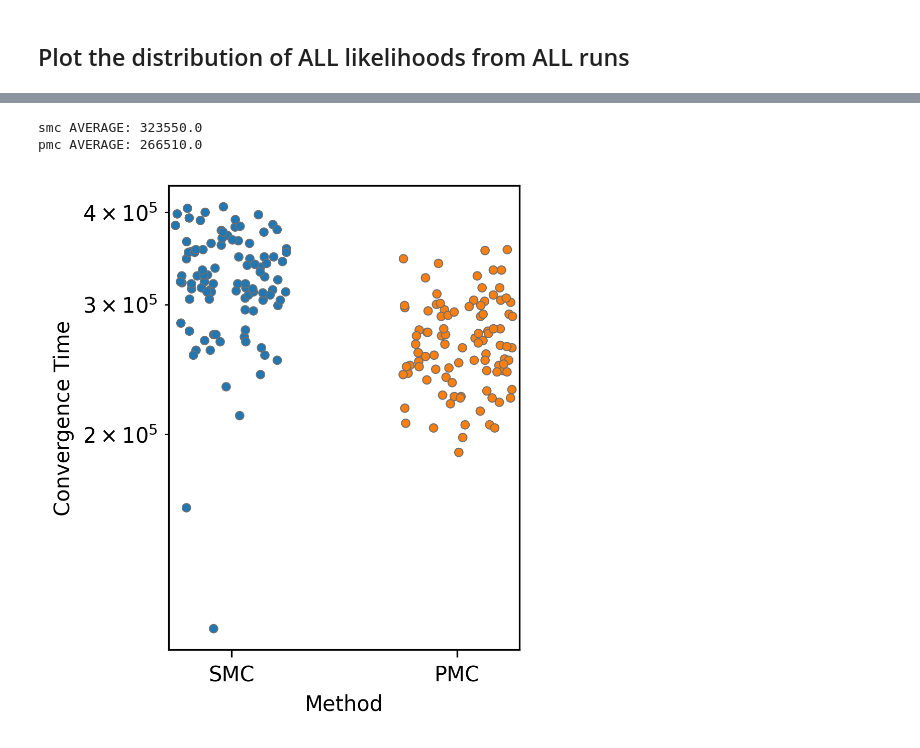
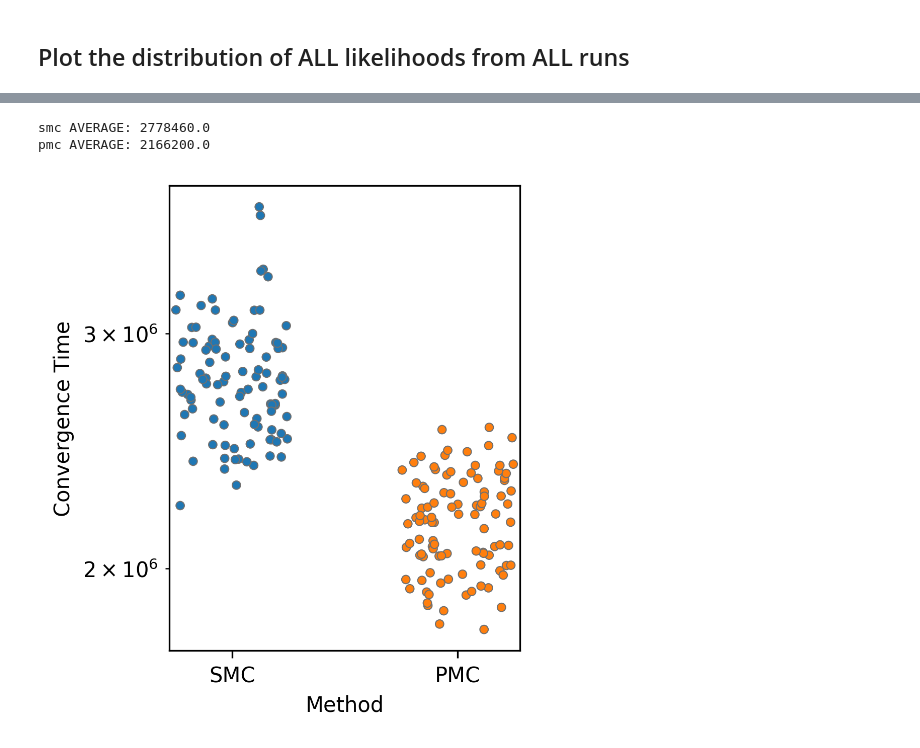
Before and after one commit to LarkinIt/AMICI-BayesianBenchmark, a Jupyter notebook: compare_methods.ipynb, the cells around one changed output, grey strips where cells are left out. Saved outputs shown, nothing was run; the diff lists cells and outputs as text; code cells hidden in the pictures.

```diff
--- a/compare_methods.ipynb
+++ b/compare_methods.ipynb
@@ -93,31 +93,31 @@ MAX NUM FUNC CALLS: 599000
 # %%
-llh_threshold = -142
+llh_threshold = -450
 plt.figure(dpi=300, figsize=(3,4))
 #grouped_results[0].get_convergence_times(llh_threshold)
 conv = np.array([x.get_convergence_times(llh_threshold) for x in grouped_results], dtype=object)
 conv_df = pd.DataFrame()
 
 init_llhs = np.array([x.get_best_inits() for x in grouped_results], dtype=object)
 init_llhs_df = pd.DataFrame()
 
 for conv_arr, llh_arr, method in zip(conv, init_llhs, methods):
 	temp_df = pd.DataFrame()
 	temp_df[method] = conv_arr
 	conv_df = pd.concat([conv_df, temp_df])
 	print(f"{method} AVERAGE: {np.nanmean(conv_arr)}")
 
 	tmp_df = pd.DataFrame()
 	tmp_df[method] = llh_arr
 	init_llhs_df = pd.concat([init_llhs_df, tmp_df])
 
 #sns.violinplot(conv_df, inner=None, bw_method=0.1, common_norm=False)
 sns.stripplot(conv_df, edgecolor="#707070", linewidth=0.5, s=4, jitter=0.25)
 plt.margins(x=0.02)
 plt.xticks(range(len(methods)), [x.abbr for x in grouped_results])
 plt.xlabel("Method");
 plt.ylabel("Convergence Time");
 plt.yscale("log")
 # %% [output]
-smc AVERAGE: 323550.0
-pmc AVERAGE: 266510.0
+smc AVERAGE: 2778460.0
+pmc AVERAGE: 2166200.0
-[figure, old version]
+[figure, new version]
```
Also changed, not shown: parts of 3 cells of this notebook, 2 other files.
